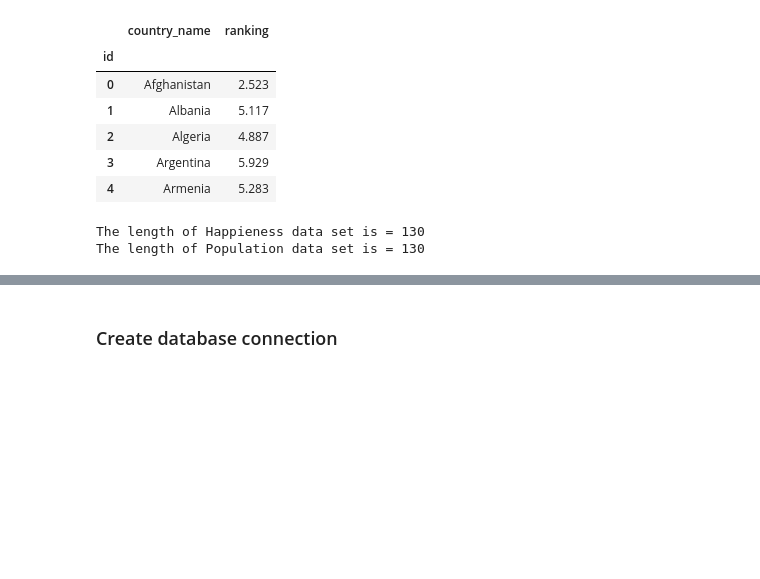
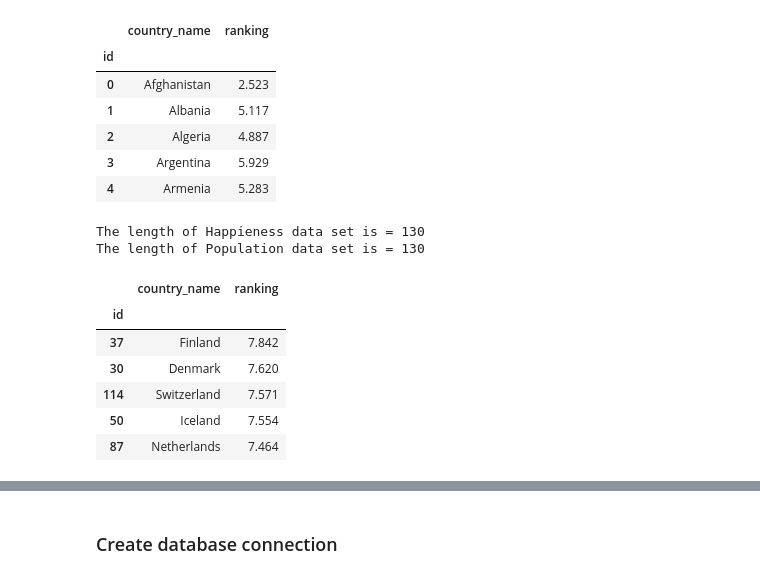
Before and after one commit to jdstrode/ETL-Challenge, a Jupyter notebook: resources/templates/script_template.ipynb, the cells around one changed output, grey strips where cells are left out. Cells and saved outputs as stored; diff of their text form; code cells hidden in the pictures; blank space fills up the shorter version.

```diff
--- a/resources/templates/script_template.ipynb
+++ b/resources/templates/script_template.ipynb
@@ -285,3 +285,17 @@ print(f"The length of Population data set is = {len_2}")
 # %% [output]
 The length of Happieness data set is = 130
 The length of Population data set is = 130
+# %%
+#STEP 4.13
+#Getting the real ranking accorfing to score for each country
+#sorting by score value
+df =  final_happiness_df.sort_values(by='ranking', ascending=False)
+df.head()
+# %% [output]
+|  | country_name | ranking |
+| id |  |  |
+| 37 | Finland | 7.842 |
+| 30 | Denmark | 7.620 |
+| 114 | Switzerland | 7.571 |
+| 50 | Iceland | 7.554 |
+| 87 | Netherlands | 7.464 |
```
Also changed, not shown: parts of 6 cells of this notebook, 2 other files.
